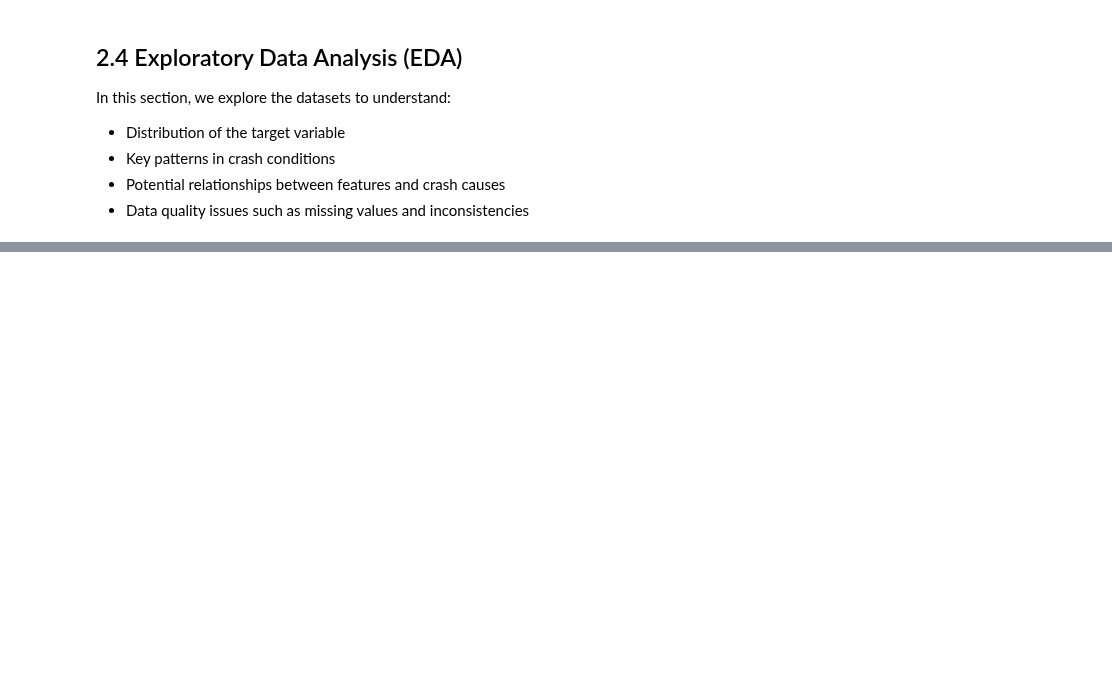
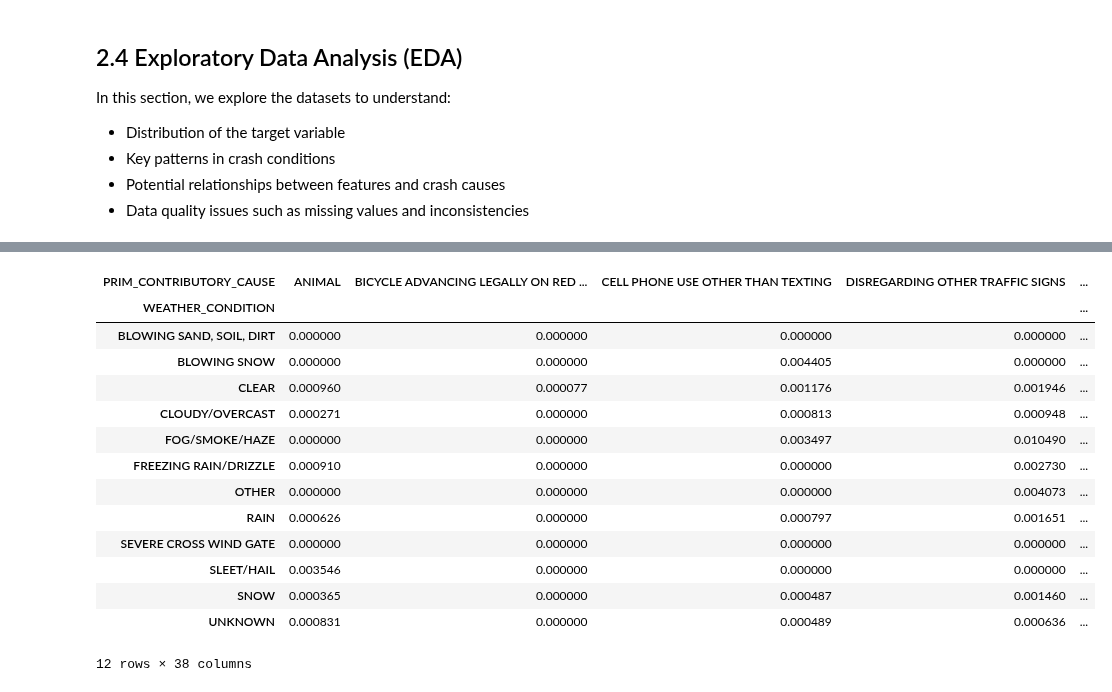
Before and after one commit to ChairoSolutions/Chicago-crash-cause-prediction, a Jupyter notebook: index.ipynb, the cells around one changed output, grey strips where cells are left out. Drawn from its saved outputs; the diff is of its cells as text; code cells hidden in the pictures; blank space fills up the shorter version.

```diff
--- a/index.ipynb
+++ b/index.ipynb
@@ -183,0 +274,23 @@ In this section, we explore the datasets to understand:
+# %%
+#normalize weather conditions
+pd.crosstab(
+    crashes['WEATHER_CONDITION'],
+    crashes['PRIM_CONTRIBUTORY_CAUSE'],
+    normalize='index'
+    )
+# %% [output]
+| PRIM_CONTRIBUTORY_CAUSE | ANIMAL | BICYCLE ADVANCING LEGALLY ON RED ... | CELL PHONE USE OTHER THAN TEXTING | DISREGARDING OTHER TRAFFIC SIGNS | ... |
+| WEATHER_CONDITION |  |  |  |  | ... |
+| BLOWING SAND, SOIL, DIRT | 0.000000 | 0.000000 | 0.000000 | 0.000000 | ... |
+| BLOWING SNOW | 0.000000 | 0.000000 | 0.004405 | 0.000000 | ... |
+| CLEAR | 0.000960 | 0.000077 | 0.001176 | 0.001946 | ... |
+| CLOUDY/OVERCAST | 0.000271 | 0.000000 | 0.000813 | 0.000948 | ... |
+| FOG/SMOKE/HAZE | 0.000000 | 0.000000 | 0.003497 | 0.010490 | ... |
+| FREEZING RAIN/DRIZZLE | 0.000910 | 0.000000 | 0.000000 | 0.002730 | ... |
+| OTHER | 0.000000 | 0.000000 | 0.000000 | 0.004073 | ... |
+| RAIN | 0.000626 | 0.000000 | 0.000797 | 0.001651 | ... |
+| SEVERE CROSS WIND GATE | 0.000000 | 0.000000 | 0.000000 | 0.000000 | ... |
+| SLEET/HAIL | 0.003546 | 0.000000 | 0.000000 | 0.000000 | ... |
+| SNOW | 0.000365 | 0.000000 | 0.000487 | 0.001460 | ... |
+| UNKNOWN | 0.000831 | 0.000000 | 0.000489 | 0.000636 | ... |
+12 rows × 38 columns
```
Also changed, not shown: parts of 14 cells of this notebook.
